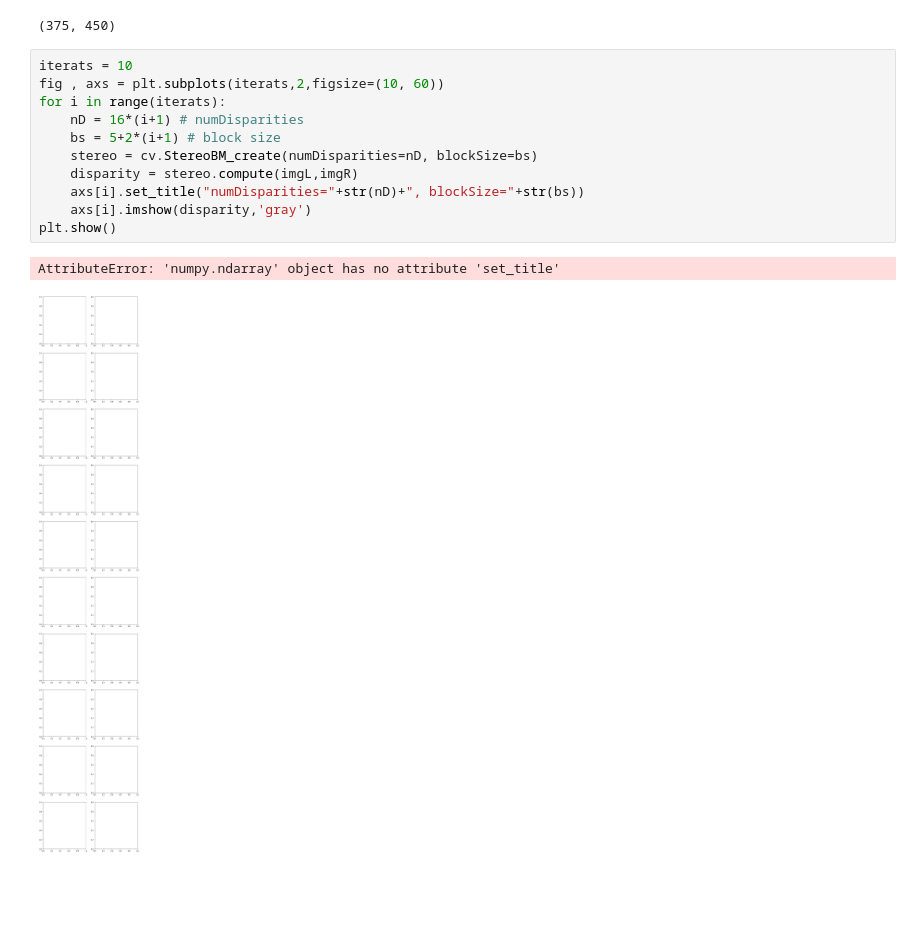
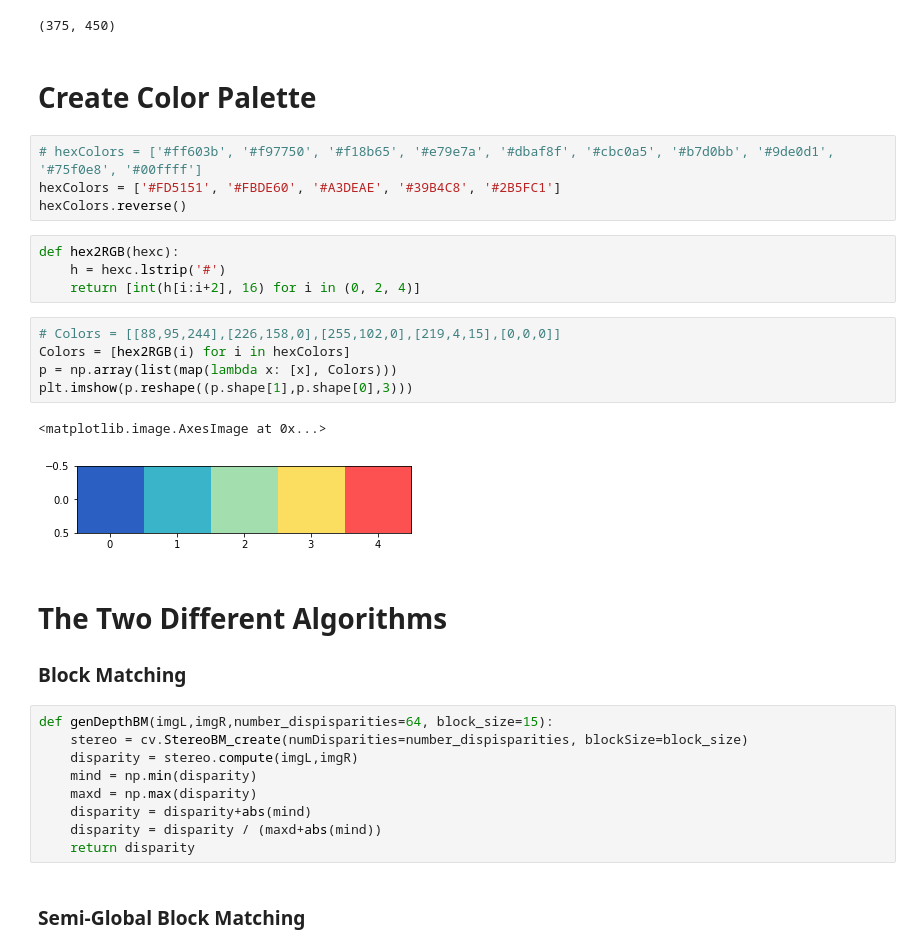
Before and after one commit to Dooomino/Stereoscopic-Demo, a Jupyter notebook: Example Code.ipynb, the cells around one changed output. Cells and saved outputs as stored; diff of their text form; blank space fills up the shorter version.

Commit message:
create two set of algorithms, add demo

```diff
--- a/Example Code.ipynb
+++ b/Example Code.ipynb
@@ -20,17 +23,36 @@ plt.show()
 imgL.shape
 # %% [output]
 (375, 450)
-# %%
-iterats = 10
-fig , axs = plt.subplots(iterats,2,figsize=(10, 60))
-for i in range(iterats):
-    nD = 16*(i+1) # numDisparities
-    bs = 5+2*(i+1) # block size
-    stereo = cv.StereoBM_create(numDisparities=nD, blockSize=bs)
-    disparity = stereo.compute(imgL,imgR)
-    axs[i].set_title("numDisparities="+str(nD)+", blockSize="+str(bs))
-    axs[i].imshow(disparity,'gray')
-plt.show()
-# %% [output]
-AttributeError: 'numpy.ndarray' object has no attribute 'set_title'
-[figure, removed]
+# %% [markdown]
+# Create Color Palette
+# %%
+# hexColors = ['#ff603b', '#f97750', '#f18b65', '#e79e7a', '#dbaf8f', '#cbc0a5', '#b7d0bb', '#9de0d1', '#75f0e8', '#00ffff']
+hexColors = ['#FD5151', '#FBDE60', '#A3DEAE', '#39B4C8', '#2B5FC1']
+hexColors.reverse()
+# %%
+def hex2RGB(hexc):
+    h = hexc.lstrip('#')
+    return [int(h[i:i+2], 16) for i in (0, 2, 4)]
+# %%
+# Colors = [[88,95,244],[226,158,0],[255,102,0],[219,4,15],[0,0,0]]
+Colors = [hex2RGB(i) for i in hexColors]
+p = np.array(list(map(lambda x: [x], Colors)))
+plt.imshow(p.reshape((p.shape[1],p.shape[0],3)))
+# %% [output]
+<matplotlib.image.AxesImage at 0x...>
+[figure, added]
+# %% [markdown]
+# The Two Different Algorithms
+
+### Block Matching
+# %%
+def genDepthBM(imgL,imgR,number_dispisparities=64, block_size=15):
+    stereo = cv.StereoBM_create(numDisparities=number_dispisparities, blockSize=block_size)
+    disparity = stereo.compute(imgL,imgR)
+    mind = np.min(disparity)
+    maxd = np.max(disparity)
+    disparity = disparity+abs(mind)
+    disparity = disparity / (maxd+abs(mind))
+    return disparity
+# %% [markdown]
+### Semi-Global Block Matching
```
Also changed, not shown: parts of 11 cells of this notebook, 2 other files.
